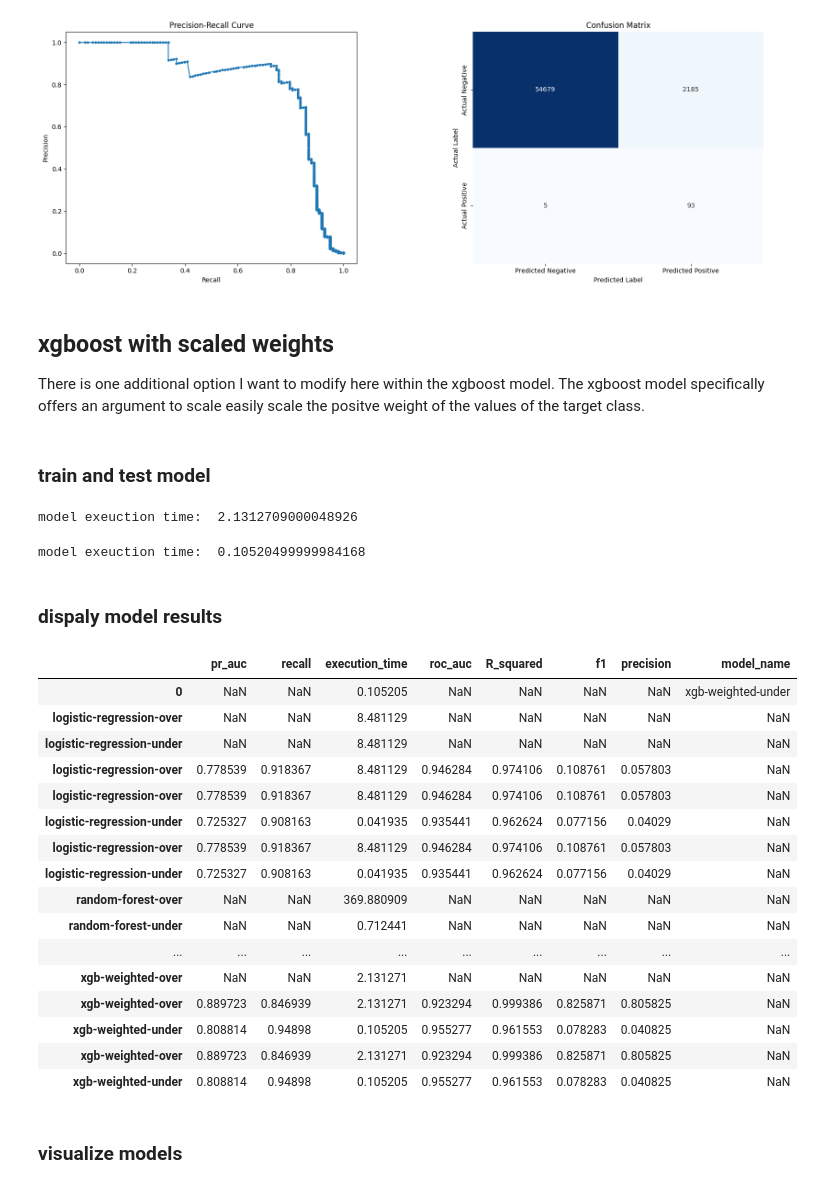
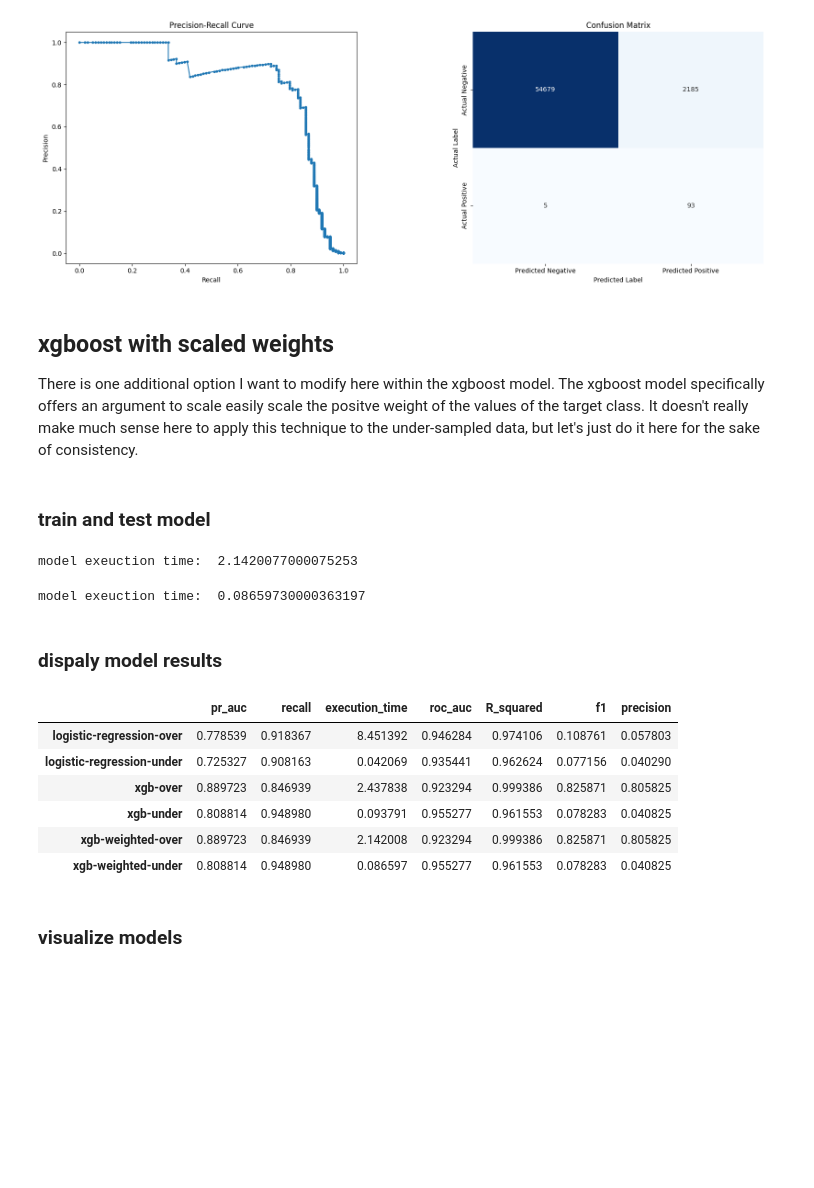
Before and after one commit to x81k25/fraud-detection, a Jupyter notebook: notebooks/03-classifiction.ipynb, the cells around one changed output. Drawn from its saved outputs; the diff is of its cells as text; code cells hidden in the pictures; blank space fills up the shorter version.

```diff
--- a/notebooks/03-classifiction.ipynb
+++ b/notebooks/03-classifiction.ipynb
@@ -435,9 +433,6 @@ xbg_over_output = train_test_model(
     model_parameters={'eval_metric':'mlogloss'}
 )
 
-# create an empty row in the data from model results with the model name is it's index
-model_performance_results.loc[model_name, 'execution_time'] = xbg_over_output["execution_time"]
-
 # print exeuction time
 print("model exeuction time:  " + str(xbg_over_output["execution_time"]))
 # %% [output]
@@ -455,9 +450,6 @@ xbg_under_output = train_test_model(
     model_parameters={'eval_metric':'mlogloss'}
 )
 
-# create an empty row in the data from model results with the model name is it's index
-model_performance_results.loc[model_name, 'execution_time'] = xbg_under_output["execution_time"]
-
 # print exeuction time
 print("model exeuction time:  " + str(xbg_under_output["execution_time"]))
 # %% [output]
@@ -524,7 +502,7 @@ visualize_performance(
 # %% [markdown]
 ## xgboost with scaled weights
 
-There is one additional option I want to modify here within the xgboost model. The xgboost model specifically offers an argument to scale easily scale the positve weight of the values of the target class.
+There is one additional option I want to modify here within the xgboost model. The xgboost model specifically offers an argument to scale easily scale the positve weight of the values of the target class. It doesn't really make much sense here to apply this technique to the under-sampled data, but let's just do it here for the sake of consistency.
 # %% [markdown]
 ### train and test model
 # %%
@@ -545,13 +523,10 @@ xbg_weighted_over_output = train_test_model(
     model_parameters={'eval_metric':'mlogloss', 'scale_pos_weight': scale_pos_weight}
 )
 
-# create an empty row in the data from model results with the model name is it's index
-model_performance_results.loc[model_name, 'execution_time'] = xbg_weighted_over_output["execution_time"]
-
 # print exeuction time
 print("model exeuction time:  " + str(xbg_weighted_over_output["execution_time"]))
 # %% [output]
-model exeuction time:  2.1312709000048926
+model exeuction time:  2.1420077000075253
 # %%
 # Calculate scale_pos_weight
 neg_count = sum(y_train_under == 0)
@@ -570,53 +545,40 @@ xgb_weighted_under_output = train_test_model(
     model_parameters={'eval_metric':'mlogloss', 'scale_pos_weight': scale_pos_weight}
 )
 
-# create an empty row in the data from model results with the model name is it's index
-model_performance_results.loc[model_name, 'execution_time'] = xgb_weighted_under_output["execution_time"]
-
 # print exeuction time
 print("model exeuction time:  " + str(xgb_weighted_under_output["execution_time"]))
 # %% [output]
-model exeuction time:  0.10520499999984168
+model exeuction time:  0.08659730000363197
 # %% [markdown]
 ### dispaly model results
 # %%
-# calculate and store model metrics for the over sampled random forest
-model_performance_results = pd.concat([
-    model_performance_results,
-    calculate_metrics(
-        model_output = xbg_weighted_over_output
-        ,y_test = y_test
-    )
-])
+# calculate the model metrics for the over sampled data
+model_metrics = calculate_metrics(
+    model_output = xbg_weighted_over_output
+    ,y_test = y_test
+)
 
-# calculate and store model metrics for the under sampled random forest
-model_performance_results = pd.concat([
-    model_performance_results,
-    calculate_metrics(
-        model_output = xgb_weighted_under_output
-        ,y_test = y_test
-    )
-])
+# add the metrics series to the data from at the give model name index
+model_performance_results.loc[model_metrics['model_index']] = model_metrics['model_performance_series']
+
+# calculate the model metrics for the under sampled data
+model_metrics = calculate_metrics(
+    model_output = xgb_weighted_under_output
+    ,y_test = y_test
+)
+
+# add the metrics series to the data from at the give model name index
+model_performance_results.loc[model_metrics['model_index']] = model_metrics['model_performance_series']
 
 display(model_performance_results)
 # %% [output]
-|  | pr_auc | recall | execution_time | roc_auc | R_squared | f1 | precision | model_name |
-| 0 | NaN | NaN | 0.105205 | NaN | NaN | NaN | NaN | xgb-weighted-under |
-| logistic-regression-over | NaN | NaN | 8.481129 | NaN | NaN | NaN | NaN | NaN |
-| logistic-regression-under | NaN | NaN | 8.481129 | NaN | NaN | NaN | NaN | NaN |
-| logistic-regression-over | 0.778539 | 0.918367 | 8.481129 | 0.946284 | 0.974106 | 0.108761 | 0.057803 | NaN |
-| logistic-regression-over | 0.778539 | 0.918367 | 8.481129 | 0.946284 | 0.974106 | 0.108761 | 0.057803 | NaN |
-| logistic-regression-under | 0.725327 | 0.908163 | 0.041935 | 0.935441 | 0.962624 | 0.077156 | 0.04029 | NaN |
-| logistic-regression-over | 0.778539 | 0.918367 | 8.481129 | 0.946284 | 0.974106 | 0.108761 | 0.057803 | NaN |
-| logistic-regression-under | 0.725327 | 0.908163 | 0.041935 | 0.935441 | 0.962624 | 0.077156 | 0.04029 | NaN |
-| random-forest-over | NaN | NaN | 369.880909 | NaN | NaN | NaN | NaN | NaN |
-| random-forest-under | NaN | NaN | 0.712441 | NaN | NaN | NaN | NaN | NaN |
-| ... | ... | ... | ... | ... | ... | ... | ... | ... |
-| xgb-weighted-over | NaN | NaN | 2.131271 | NaN | NaN | NaN | NaN | NaN |
-| xgb-weighted-over | 0.889723 | 0.846939 | 2.131271 | 0.923294 | 0.999386 | 0.825871 | 0.805825 | NaN |
-| xgb-weighted-under | 0.808814 | 0.94898 | 0.105205 | 0.955277 | 0.961553 | 0.078283 | 0.040825 | NaN |
-| xgb-weighted-over | 0.889723 | 0.846939 | 2.131271 | 0.923294 | 0.999386 | 0.825871 | 0.805825 | NaN |
-| xgb-weighted-under | 0.808814 | 0.94898 | 0.105205 | 0.955277 | 0.961553 | 0.078283 | 0.040825 | NaN |
+|  | pr_auc | recall | execution_time | roc_auc | R_squared | f1 | precision |
+| logistic-regression-over | 0.778539 | 0.918367 | 8.451392 | 0.946284 | 0.974106 | 0.108761 | 0.057803 |
+| logistic-regression-under | 0.725327 | 0.908163 | 0.042069 | 0.935441 | 0.962624 | 0.077156 | 0.040290 |
+| xgb-over | 0.889723 | 0.846939 | 2.437838 | 0.923294 | 0.999386 | 0.825871 | 0.805825 |
+| xgb-under | 0.808814 | 0.948980 | 0.093791 | 0.955277 | 0.961553 | 0.078283 | 0.040825 |
+| xgb-weighted-over | 0.889723 | 0.846939 | 2.142008 | 0.923294 | 0.999386 | 0.825871 | 0.805825 |
+| xgb-weighted-under | 0.808814 | 0.948980 | 0.086597 | 0.955277 | 0.961553 | 0.078283 | 0.040825 |
 # %% [markdown]
 ### visualize models
 # %%
```
Also changed, not shown: parts of 26 cells of this notebook.
